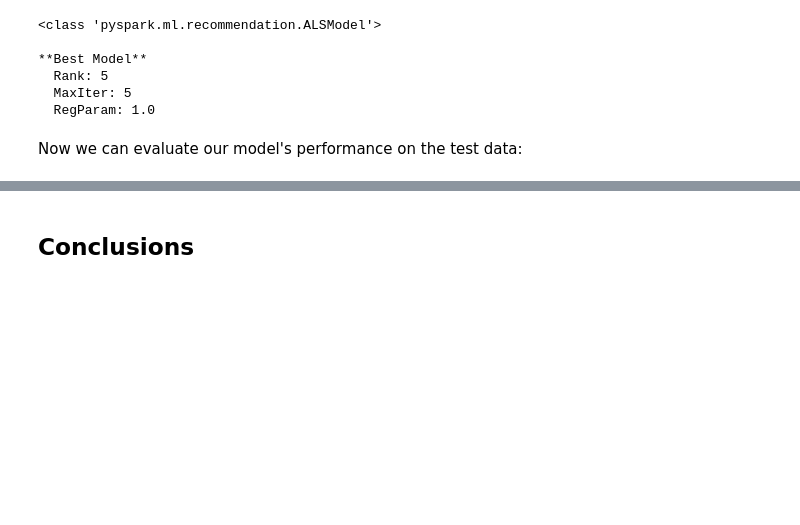
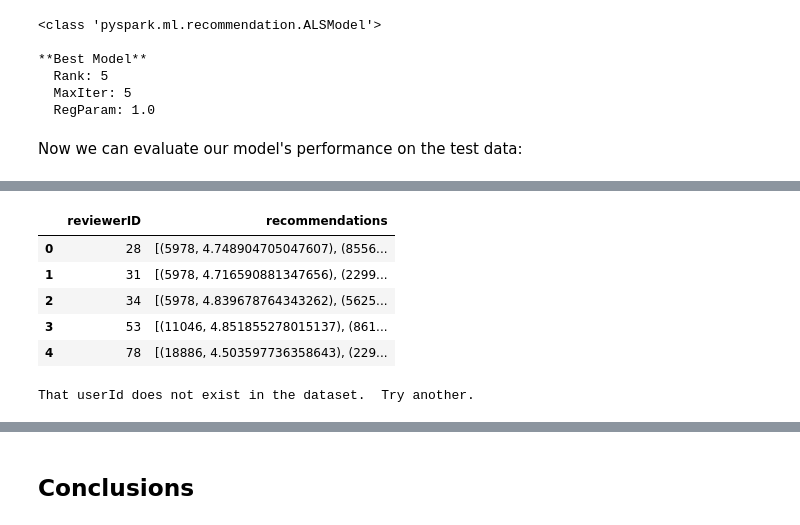
Before and after one commit to zachcarlson/ProductRecommender, a Jupyter notebook: ProductRecommender.ipynb, the cells around one changed output, grey strips where cells are left out. Saved outputs shown, nothing was run; the diff lists cells and outputs as text; code cells hidden in the pictures; blank space fills up the shorter version.

```diff
--- a/ProductRecommender.ipynb
+++ b/ProductRecommender.ipynb
@@ -345,8 +507,12 @@ Now we'll build our ALS algorithm using collaborative filtering:
 from pyspark.ml.recommendation import ALS
 
 # Initialize ALS with parameters
-als = ALS(userCol="reviewerID", itemCol="productID", ratingCol="rating",
-          nonnegative=True, coldStartStrategy="drop", implicitPrefs=False)
+als = ALS(userCol="reviewerID",
+          itemCol="videoID",
+          ratingCol="rating",
+          nonnegative=True,
+          coldStartStrategy="drop",
+          implicitPrefs=False)
 # %% [markdown]
 Next, we'll build the `ParamGridBuilder`:
 # %%
@@ -397,6 +552,6 @@ Now, we can fit our training data:
 # %%
 # Split data into 80% train, 20% test
-training_data, test_data = product_ratings.randomSplit([0.8, 0.2], seed = 0)
+training_data, test_data = video_ratings.randomSplit([0.8, 0.2], seed = 0)
 
 # Training model
 model = cv.fit(training_data)
@@ -444,0 +602,3 @@ print(RMSE)
+# %%
+userRecs = best_model.recommendForAllUsers(5)
+userRecs.show(5, truncate = False)
@@ -444,0 +616,10 @@ print(RMSE)
+# %%
+userRecs_pandas = userRecs.toPandas()
+userRecs_pandas.head()
+# %% [output]
+|  | reviewerID | recommendations |
+| 0 | 28 | [(5978, 4.748904705047607), (8556... |
+| 1 | 31 | [(5978, 4.716590881347656), (2299... |
+| 2 | 34 | [(5978, 4.839678764343262), (5625... |
+| 3 | 53 | [(11046, 4.851855278015137), (861... |
+| 4 | 78 | [(18886, 4.503597736358643), (229... |
@@ -444,0 +634,4 @@ print(RMSE)
+# %%
+get_user_recommended_videos(userRecs_pandas, 1)
+# %% [output]
+That userId does not exist in the dataset.  Try another.
```
Also changed, not shown: parts of 58 cells of this notebook.
